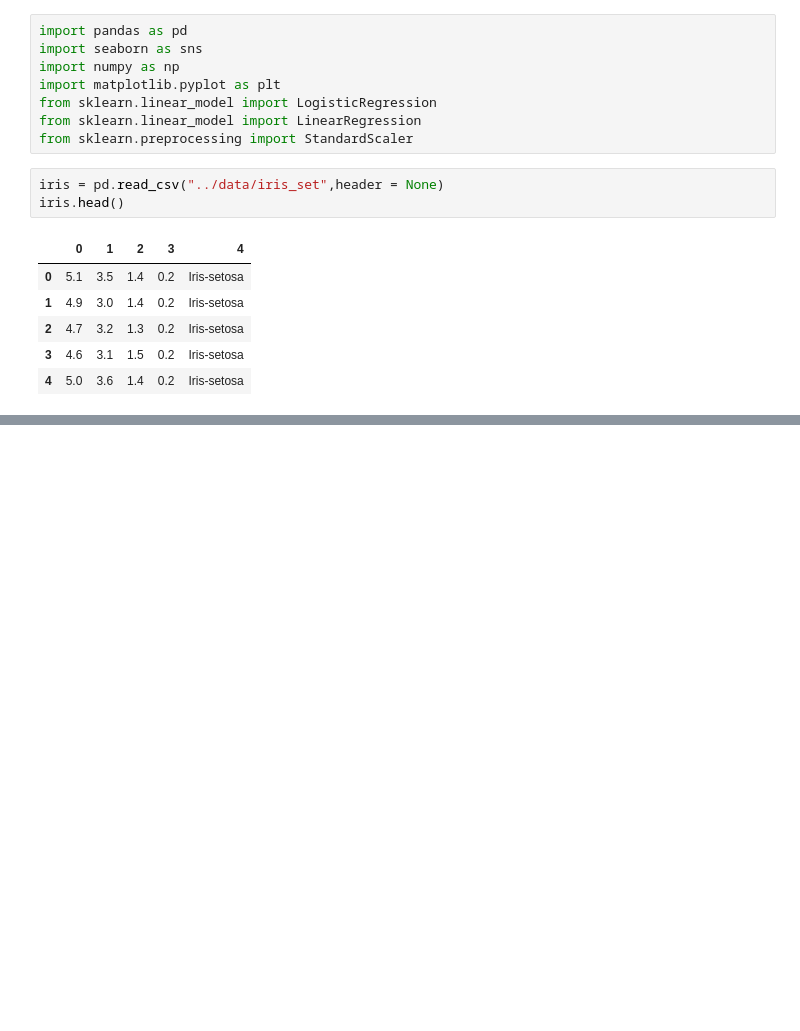
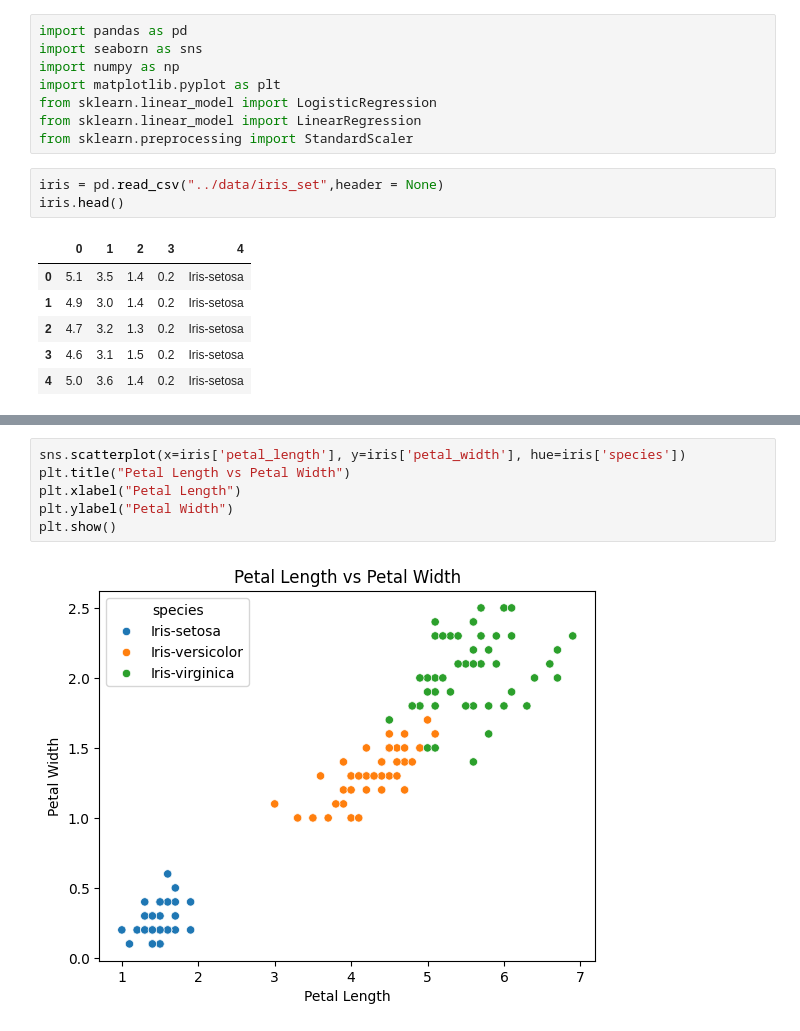
Before and after one commit to krishna0712/ML_models, a Jupyter notebook: by_model/test_train/notebooks/testing.ipynb, the cells around one changed output, grey strips where cells are left out. Cells and saved outputs as stored; diff of their text form; blank space fills up the shorter version.

```diff
--- a/by_model/test_train/notebooks/testing.ipynb
+++ b/by_model/test_train/notebooks/testing.ipynb
@@ -18,0 +37,8 @@ iris.head()
+# %%
+sns.scatterplot(x=iris['petal_length'], y=iris['petal_width'], hue=iris['species'])
+plt.title("Petal Length vs Petal Width")
+plt.xlabel("Petal Length")
+plt.ylabel("Petal Width")
+plt.show()
+# %% [output]
+[figure, added]
```
Also changed, not shown: parts of 2 cells of this notebook.
